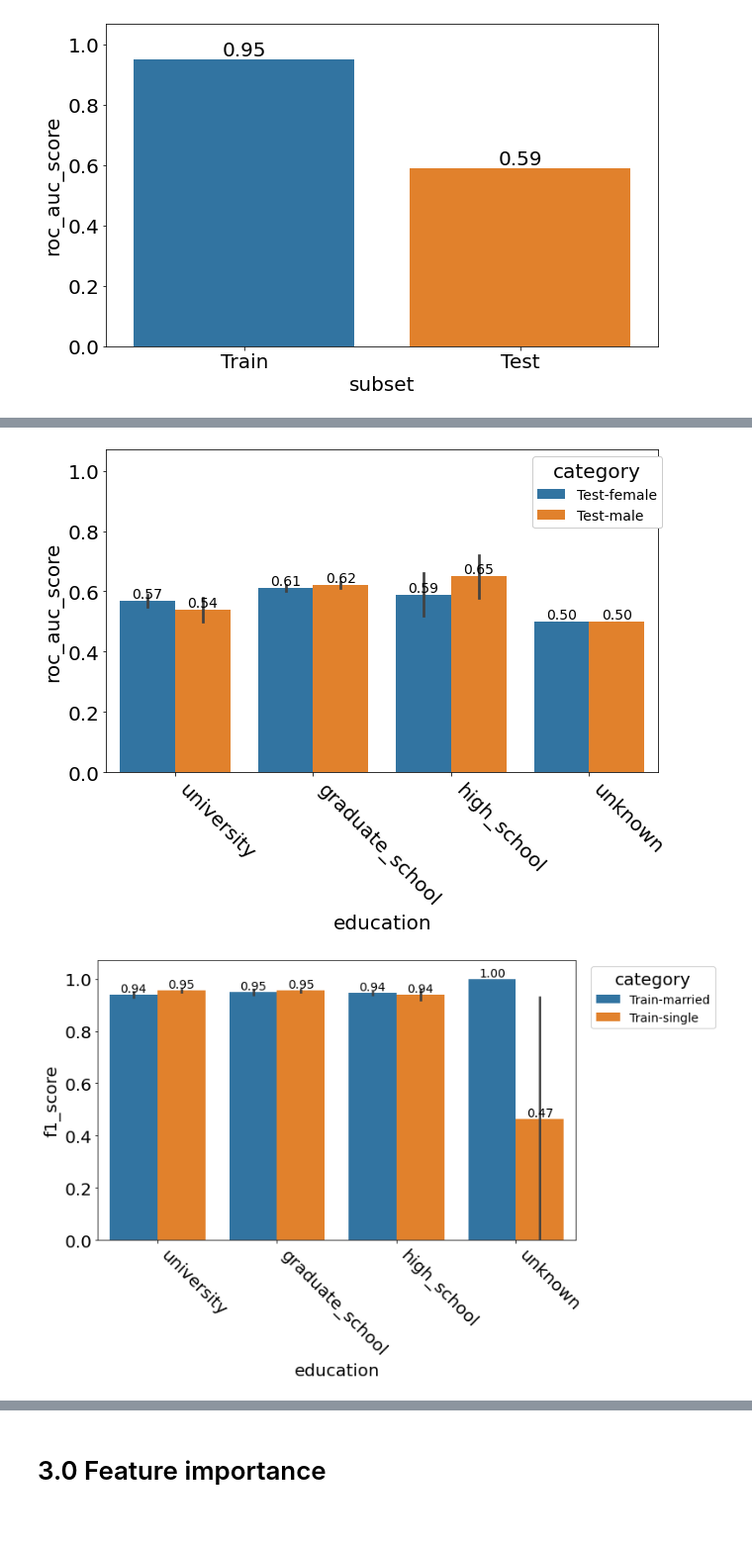
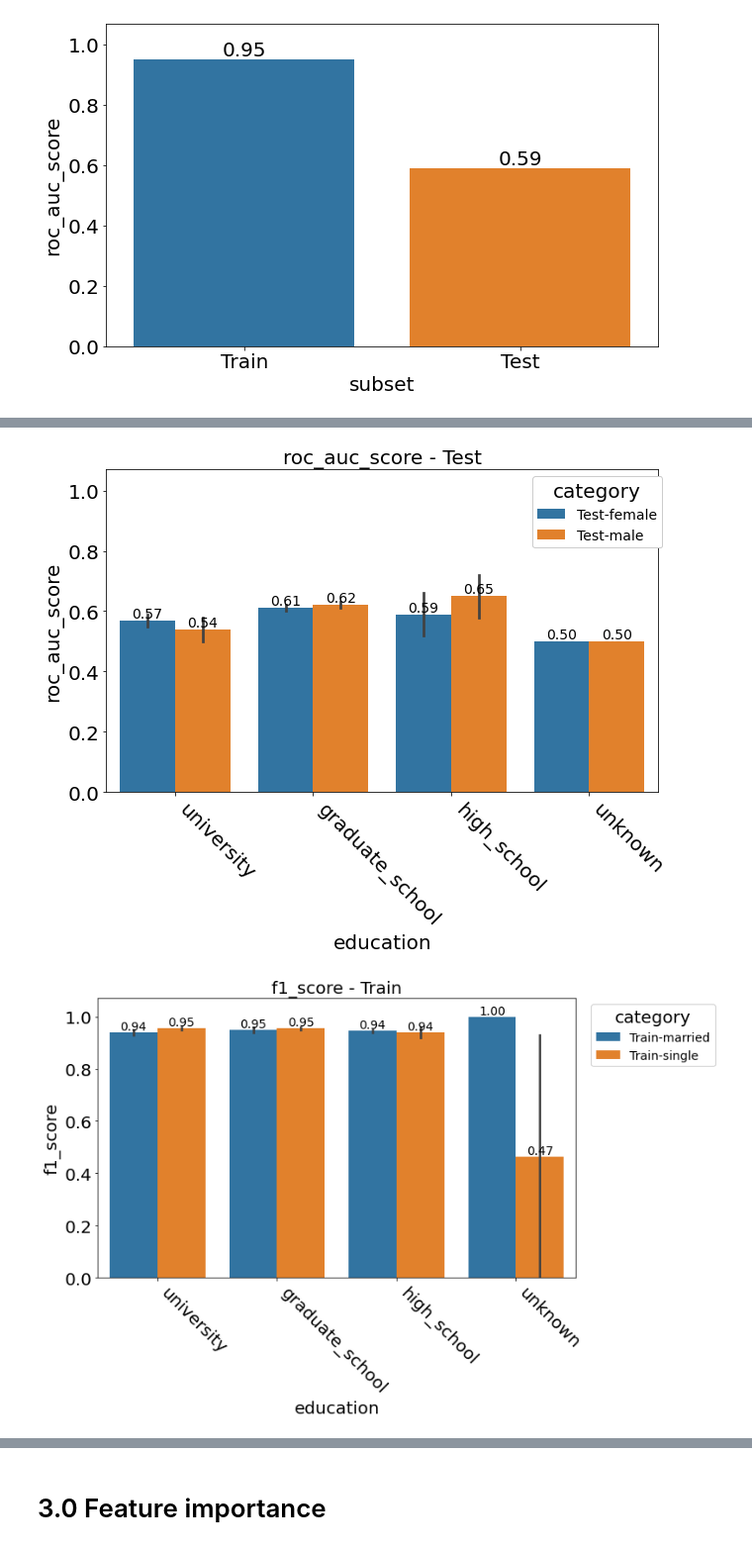
Before and after one commit to InHouse-Banana/DataScientistChallenge, a Jupyter notebook: 01_Model.ipynb, the cells around one changed output, grey strips where cells are left out. Shown at 99% size. Saved outputs shown, nothing was run; the diff lists cells and outputs as text; code cells hidden in the pictures; blank space fills up the shorter version.

```diff
--- a/01_Model.ipynb
+++ b/01_Model.ipynb
@@ -718,13 +749,16 @@ ax.set_ylim(0, 1.07);
 # %% [output]
 [figure]
 # %%
-plot_df = metrics[ (metrics['sex'] !='All') & (metrics['subset'] == 'Train')].copy()
+subset = 'Train'
+plot_df = metrics[ (metrics['sex'] !='All') & (metrics['subset'] == subset)].copy()
 plot_df['category'] = plot_df['subset'] + '-' + plot_df['sex']
 
 plt.figure(figsize = (10, 6))
 plot_metric = "f1_score"
 ax = sns.barplot(x="education", y = plot_metric, hue = 'category', data= plot_df)
 #ax = sns.barplot(x = "education", y = plot_metric, hue = 'sex', data= plot_df)
+
+plt.title(plot_metric + ' - ' + subset, fontsize = 20)
 
 plt.xticks(rotation=-45, ha='left');
 
@@ -748,11 +782,15 @@ ax.legend(bbox_to_anchor=(1.02, 1.0), framealpha = 1, fontsize = 14,
 # %%
-plot_df = metrics[ (metrics['sex'] !='All') & (metrics['subset'] == 'Train')].copy()
+subset = 'Train'
+
+plot_df = metrics[ (metrics['sex'] !='All') & (metrics['subset'] == subset)].copy()
 plot_df['category'] = plot_df['subset'] + '-' + plot_df['sex']
 
 plt.figure(figsize = (10, 6))
 plot_metric = "roc_auc_score"
 ax = sns.barplot(x="education", y = plot_metric, hue = 'category', data= plot_df)
 #ax = sns.barplot(x = "education", y = plot_metric, hue = 'sex', data= plot_df)
+
+plt.title(plot_metric + ' - ' + subset, fontsize = 20)
 
 plt.xticks(rotation=-45, ha='left');
 
@@ -776,11 +814,15 @@ ax.legend(bbox_to_anchor=(1.02, 1.0), framealpha = 1, fontsize = 14,
 # %%
-plot_df = metrics[ (metrics['sex'] !='All') & (metrics['subset'] == 'Test')].copy()
+subset = 'Test'
+
+plot_df = metrics[ (metrics['sex'] !='All') & (metrics['subset'] == subset)].copy()
 plot_df['category'] = plot_df['subset'] + '-' + plot_df['sex']
 
 plt.figure(figsize = (10, 6))
 plot_metric = "f1_score"
 ax = sns.barplot(x="education", y = plot_metric, hue = 'category', data= plot_df)
 #ax = sns.barplot(x = "education", y = plot_metric, hue = 'sex', data= plot_df)
+
+plt.title(plot_metric + ' - ' + subset, fontsize = 20)
 
 plt.xticks(rotation=-45, ha='left');
 
@@ -804,11 +846,15 @@ ax.legend(bbox_to_anchor=(1.02, 1.0), framealpha = 1, fontsize = 14,
 # %%
-plot_df = metrics[ (metrics['sex'] !='All') & (metrics['subset'] == 'Test')].copy()
+subset = 'Test'
+
+plot_df = metrics[ (metrics['sex'] !='All') & (metrics['subset'] == subset)].copy()
 plot_df['category'] = plot_df['subset'] + '-' + plot_df['sex']
 
 plt.figure(figsize = (10, 6))
 plot_metric = "roc_auc_score"
 ax = sns.barplot(x="education", y = plot_metric, hue = 'category', data= plot_df)
 #ax = sns.barplot(x = "education", y = plot_metric, hue = 'sex', data= plot_df)
+
+plt.title(plot_metric + ' - ' + subset, fontsize = 20)
 
 plt.xticks(rotation=-45, ha='left');
 
@@ -828,33 +874,37 @@ ax.set_ylim(0, 1.07)
 ax.legend(bbox_to_anchor=(1.02, 1.0), framealpha = 1, fontsize = 14,
           title_fontsize = 20,title=ax.legend_.get_title().get_text());
 # %% [output]
-[figure, old version]
+[figure, new version]
 # %%
-plot_df = metrics[ (metrics['marriage'] !='All') & (metrics['subset'] == 'Train')].copy()
+subset = 'Train'
+
+plot_df = metrics[ (metrics['marriage'] !='All') & (metrics['subset'] == subset)].copy()
 plot_df['category'] = plot_df['subset'] + '-' + plot_df['marriage']
 
 plt.figure(figsize = (10, 6))
 plot_metric = "f1_score"
 ax = sns.barplot(x="education", y = plot_metric, hue = 'category', data= plot_df)
 #ax = sns.barplot(x = "education", y = plot_metric, hue = 'sex', data= plot_df)
+
+plt.title(plot_metric + ' - ' + subset, fontsize = 20)
 
 plt.xticks(rotation=-45, ha='left');
 
 for container in ax.containers:
     ax.bar_label(container, fontsize = 14, fmt='%.2f')
 
 ax.set_xlabel(ax.get_xlabel(), fontsize = 20);
 ax.set_ylabel(ax.get_ylabel(), fontsize = 20);
 
 for label in (ax.get_xticklabels() + ax.get_yticklabels()):
     #label.set_fontname('Arial')
     label.set_fontsize(20)
 
 #plt.legend(fontsize = 20)
 #plt.setp( plt.gca().get_legend().get_title(),fontsize= 20);
 ax.set_ylim(0, 1.07)
 ax.legend(bbox_to_anchor=(1.02, 1.0), framealpha = 1, fontsize = 14,
           title_fontsize = 20,title=ax.legend_.get_title().get_text());
 # %% [output]
-[figure, old version]
+[figure, new version]
 # %%
```
Also changed, not shown: parts of 8 cells of this notebook, 1 other file.
